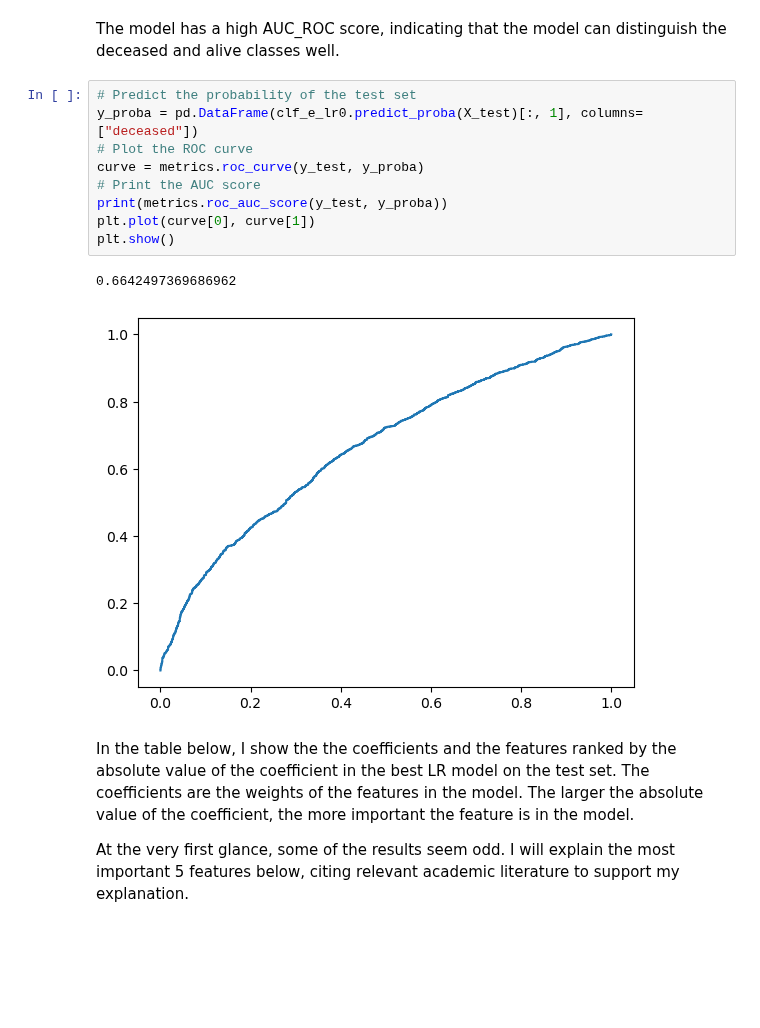
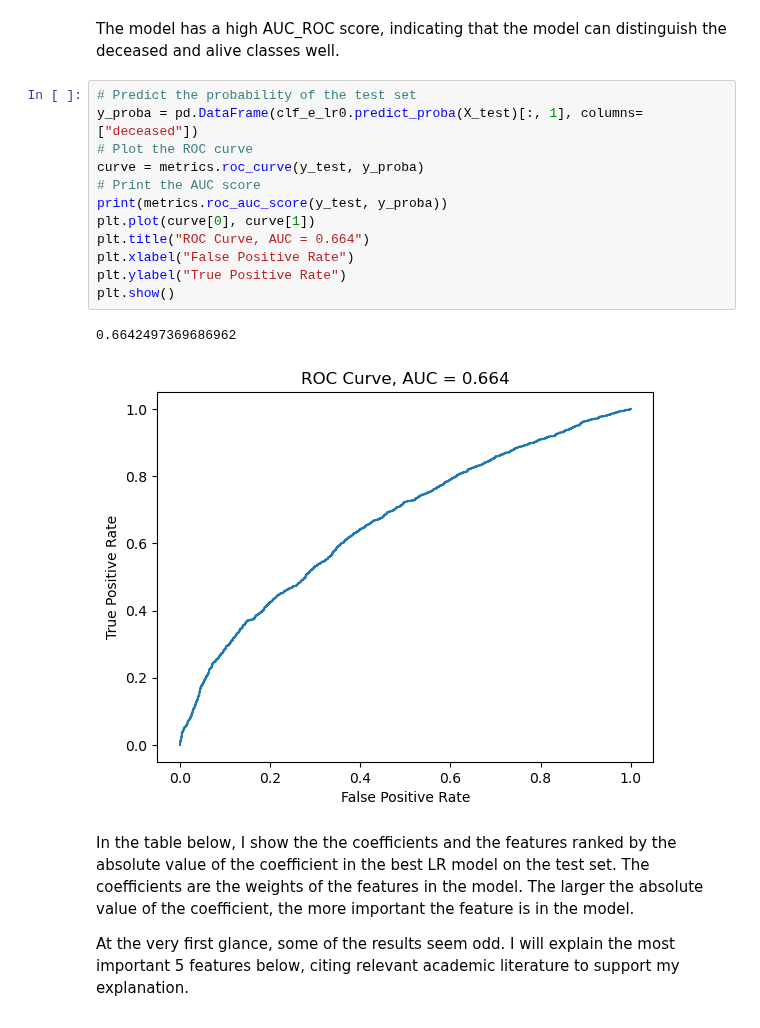
Before and after one commit to yiang-li/Predicting-Mortality-Machine-Learning, a Jupyter notebook: code_hrs.ipynb, the cells around one changed output. Cells and saved outputs as stored; diff of their text form; blank space fills up the shorter version.

```diff
--- a/code_hrs.ipynb
+++ b/code_hrs.ipynb
@@ -746,15 +746,18 @@ disp.plot()
 # %%
 # Predict the probability of the test set
 y_proba = pd.DataFrame(clf_e_lr0.predict_proba(X_test)[:, 1], columns=["deceased"])
 # Plot the ROC curve
 curve = metrics.roc_curve(y_test, y_proba)
 # Print the AUC score
 print(metrics.roc_auc_score(y_test, y_proba))
 plt.plot(curve[0], curve[1])
+plt.title("ROC Curve, AUC = 0.664")
+plt.xlabel("False Positive Rate")
+plt.ylabel("True Positive Rate")
 plt.show()
 # %% [output]
 0.6642497369686962
-[figure, old version]
+[figure, new version]
 # %% [markdown]
 In the table below, I show the the coefficients and the features ranked by the absolute value of the coefficient in the best LR model on the test set. The coefficients are the weights of the features in the model. The larger the absolute value of the coefficient, the more important the feature is in the model.
 
```
Also changed, not shown: parts of 6 cells of this notebook, 3 other files.
